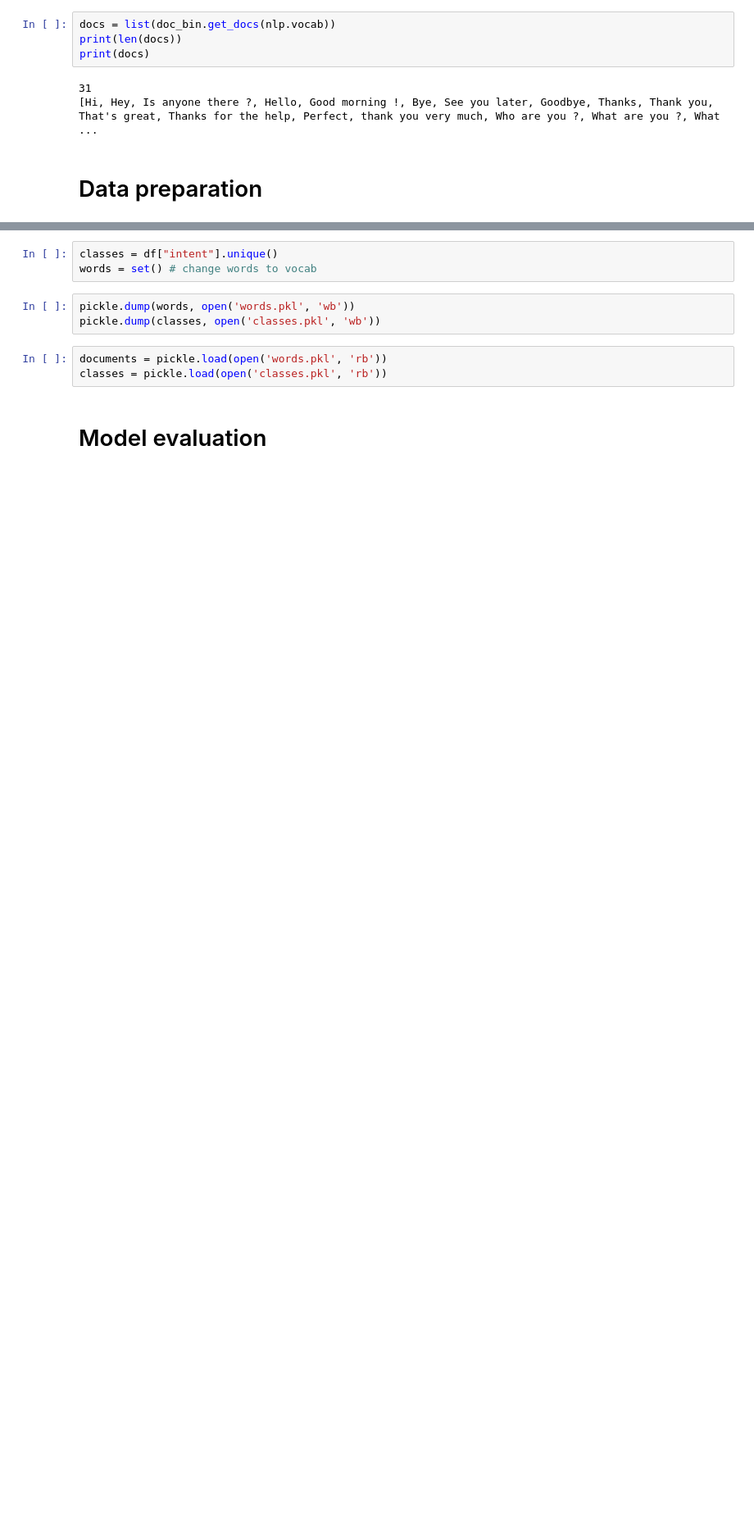
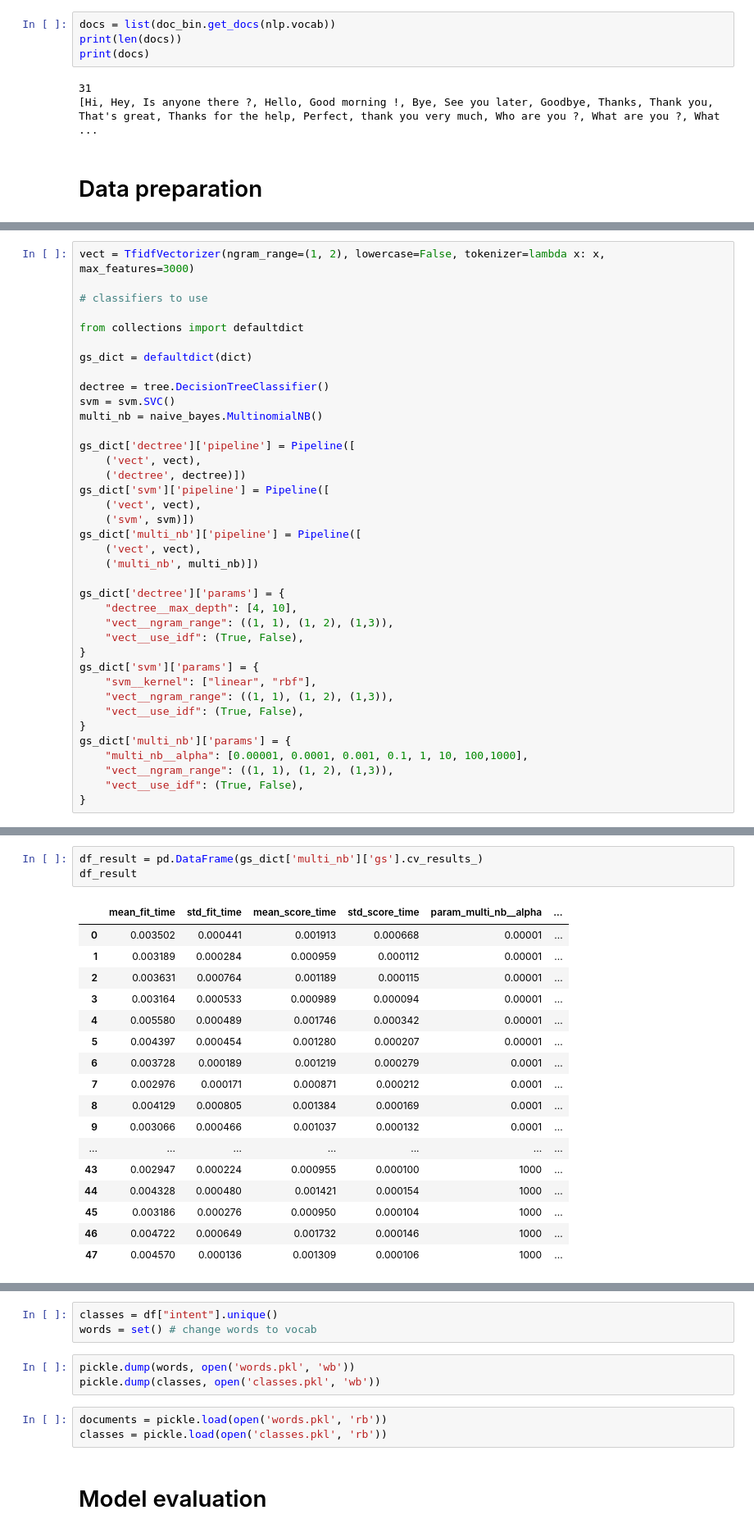
Before and after one commit to chefmtt/chatbot-sdia, a Jupyter notebook: train_bag_simple_phrases.ipynb, the cells around one changed output, grey strips where cells are left out. Shown at 82% size. Drawn from its saved outputs; the diff is of its cells as text; blank space fills up the shorter version.

Commit message:
functionnal pipeline from data processing to prediction

```diff
--- a/train_bag_simple_phrases.ipynb
+++ b/train_bag_simple_phrases.ipynb
@@ -127,0 +110,38 @@ Name: doc, dtype: object
+# %%
+vect = TfidfVectorizer(ngram_range=(1, 2), lowercase=False, tokenizer=lambda x: x, max_features=3000)
+
+# classifiers to use
+
+from collections import defaultdict
+
+gs_dict = defaultdict(dict)
+
+dectree = tree.DecisionTreeClassifier()
+svm = svm.SVC()
+multi_nb = naive_bayes.MultinomialNB()
+
+gs_dict['dectree']['pipeline'] = Pipeline([
+    ('vect', vect),
+    ('dectree', dectree)])
+gs_dict['svm']['pipeline'] = Pipeline([
+    ('vect', vect),
+    ('svm', svm)])
+gs_dict['multi_nb']['pipeline'] = Pipeline([
+    ('vect', vect),
+    ('multi_nb', multi_nb)])
+
+gs_dict['dectree']['params'] = {
+    "dectree__max_depth": [4, 10],
+    "vect__ngram_range": ((1, 1), (1, 2), (1,3)),
+    "vect__use_idf": (True, False),
+}
+gs_dict['svm']['params'] = {
+    "svm__kernel": ["linear", "rbf"],
+    "vect__ngram_range": ((1, 1), (1, 2), (1,3)),
+    "vect__use_idf": (True, False),
+}
+gs_dict['multi_nb']['params'] = {
+    "multi_nb__alpha": [0.00001, 0.0001, 0.001, 0.1, 1, 10, 100,1000],
+    "vect__ngram_range": ((1, 1), (1, 2), (1,3)),
+    "vect__use_idf": (True, False),
+}
@@ -180,0 +213,21 @@ lematize_text("I want to print a document")
+# %%
+df_result = pd.DataFrame(gs_dict['multi_nb']['gs'].cv_results_)
+df_result
+# %% [output]
+|  | mean_fit_time | std_fit_time | mean_score_time | std_score_time | param_multi_nb__alpha | ... |
+| 0 | 0.003502 | 0.000441 | 0.001913 | 0.000668 | 0.00001 | ... |
+| 1 | 0.003189 | 0.000284 | 0.000959 | 0.000112 | 0.00001 | ... |
+| 2 | 0.003631 | 0.000764 | 0.001189 | 0.000115 | 0.00001 | ... |
+| 3 | 0.003164 | 0.000533 | 0.000989 | 0.000094 | 0.00001 | ... |
+| 4 | 0.005580 | 0.000489 | 0.001746 | 0.000342 | 0.00001 | ... |
+| 5 | 0.004397 | 0.000454 | 0.001280 | 0.000207 | 0.00001 | ... |
+| 6 | 0.003728 | 0.000189 | 0.001219 | 0.000279 | 0.0001 | ... |
+| 7 | 0.002976 | 0.000171 | 0.000871 | 0.000212 | 0.0001 | ... |
+| 8 | 0.004129 | 0.000805 | 0.001384 | 0.000169 | 0.0001 | ... |
+| 9 | 0.003066 | 0.000466 | 0.001037 | 0.000132 | 0.0001 | ... |
+| ... | ... | ... | ... | ... | ... | ... |
+| 43 | 0.002947 | 0.000224 | 0.000955 | 0.000100 | 1000 | ... |
+| 44 | 0.004328 | 0.000480 | 0.001421 | 0.000154 | 1000 | ... |
+| 45 | 0.003186 | 0.000276 | 0.000950 | 0.000104 | 1000 | ... |
+| 46 | 0.004722 | 0.000649 | 0.001732 | 0.000146 | 1000 | ... |
+| 47 | 0.004570 | 0.000136 | 0.001309 | 0.000106 | 1000 | ... |
```
Also changed, not shown: parts of 14 cells of this notebook.
